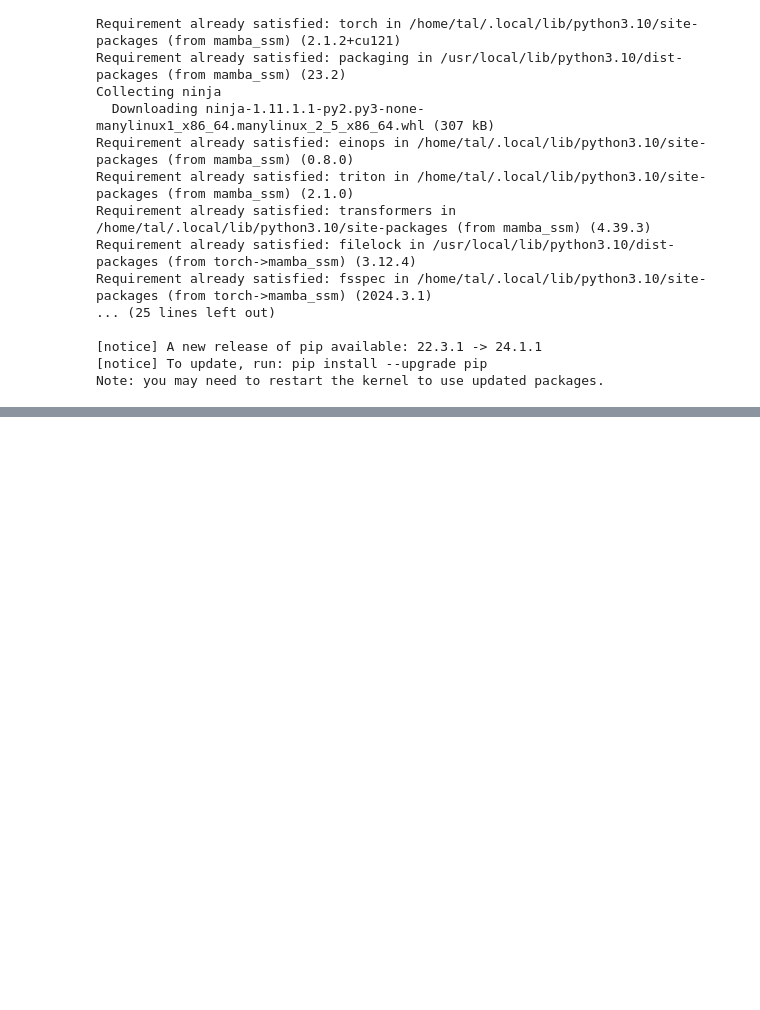
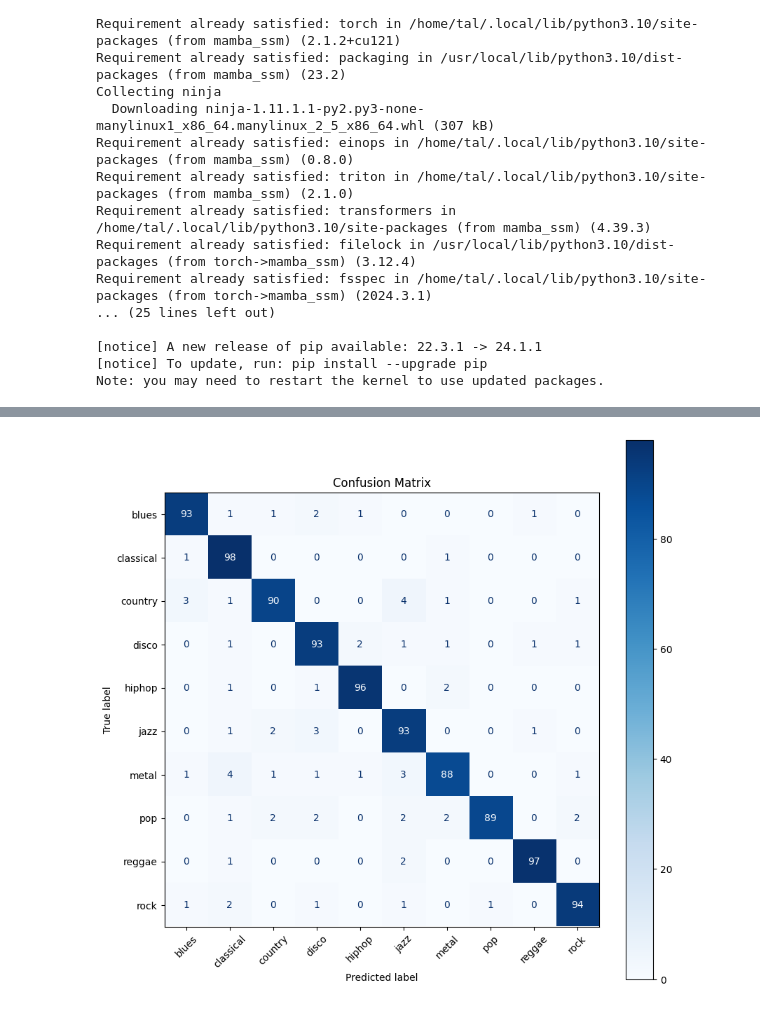
Before and after one commit to ovedtal1/WhatIsThisMusic, a Jupyter notebook: MambaModel.ipynb, the cells around one changed output, grey strips where cells are left out. Drawn from its saved outputs; the diff is of its cells as text; code cells hidden in the pictures; blank space fills up the shorter version.

```diff
--- a/MambaModel.ipynb
+++ b/MambaModel.ipynb
@@ -273,0 +448,8 @@ plt.show()
+# %%
+device = torch.device('cuda' if torch.cuda.is_available() else 'cpu')
+num_classes = 10
+model = MambaModel(input_dim = fixed_length, output_dim = num_classes).to(device)
+print(model)
+criterion = nn.CrossEntropyLoss()
+optimizer = optim.Adam(model.parameters(), lr=0.00001)
+scheduler = torch.optim.lr_scheduler.ReduceLROnPlateau(optimizer, mode='min', factor=0.5, patience=30, verbose=True)
@@ -273,0 +510,20 @@ plt.show()
+# %%
+import matplotlib.pyplot as plt
+from sklearn.metrics import confusion_matrix, ConfusionMatrixDisplay
+
+genre_labels = ['blues', 'classical', 'country', 'disco', 'hiphop', 'jazz', 'metal', 'pop', 'reggae', 'rock']
+
+all_preds = np.array(all_preds)
+all_labels = np.array(all_labels)
+
+cm = confusion_matrix(all_labels, all_preds)
+
+# Plot the confusion matrix
+fig, ax = plt.subplots(figsize=(10, 10))  # Adjust the size as needed
+disp = ConfusionMatrixDisplay(confusion_matrix=cm, display_labels=genre_labels)
+disp.plot(cmap=plt.cm.Blues, ax=ax, xticks_rotation=45)
+
+plt.title("Confusion Matrix")
+plt.show()
+# %% [output]
+[figure, added]
```
Also changed, not shown: parts of 15 cells of this notebook.
